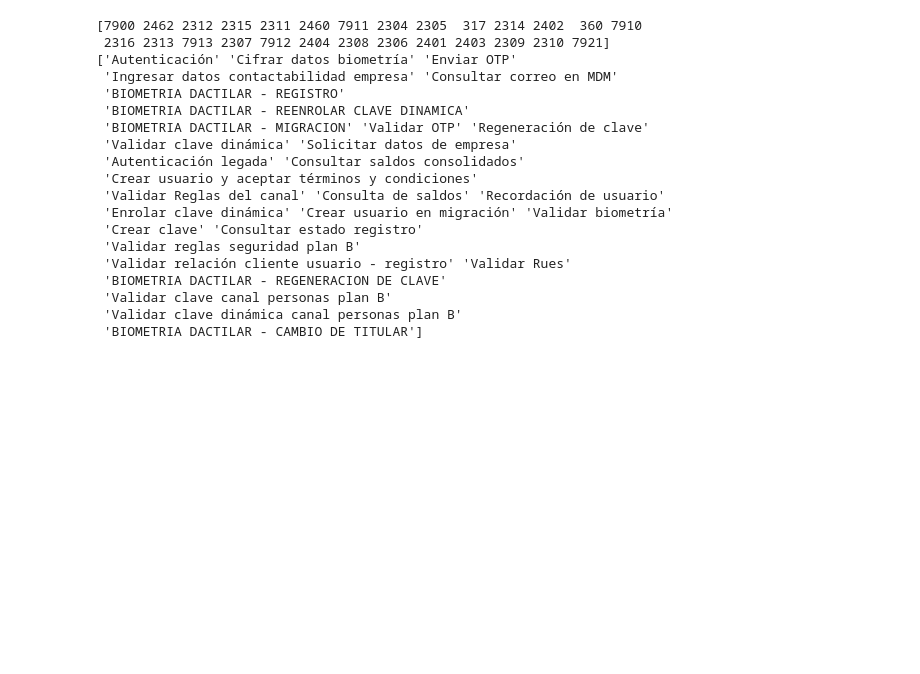
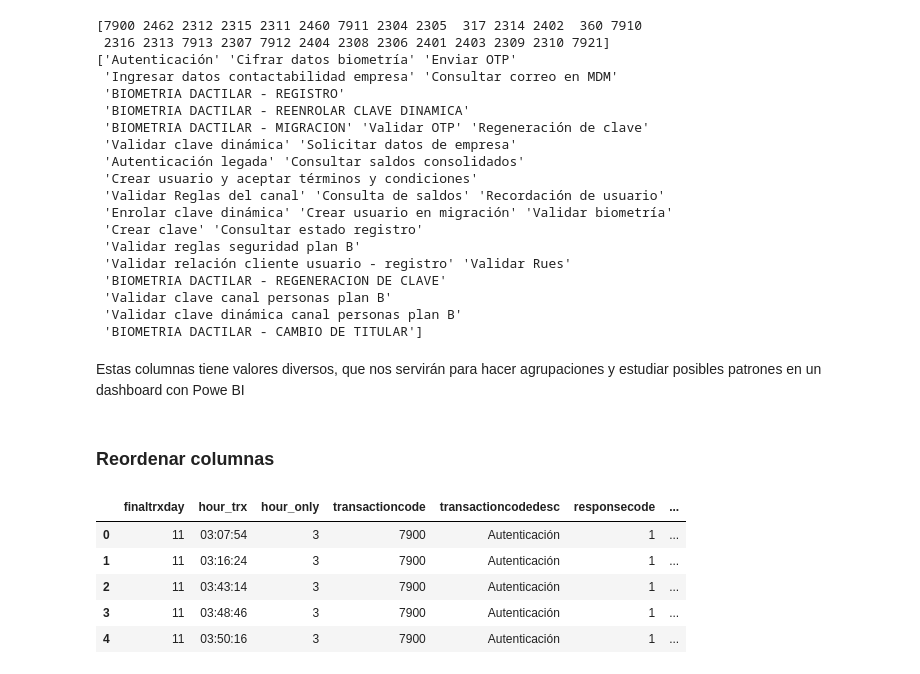
Before and after one commit to MillerQuintero2001/Reto_Bancolombia, a Jupyter notebook: Archivos_prueba/test.ipynb, the cells around one changed output. Saved outputs shown, nothing was run; the diff lists cells and outputs as text; code cells hidden in the pictures; blank space fills up the shorter version.

```diff
--- a/Archivos_prueba/test.ipynb
+++ b/Archivos_prueba/test.ipynb
@@ -337,3 +510,26 @@ print(df['transactioncodedesc'].unique())
  'Validar clave canal personas plan B'
  'Validar clave dinámica canal personas plan B'
  'BIOMETRIA DACTILAR - CAMBIO DE TITULAR']
+# %% [markdown]
+Estas columnas tiene valores diversos, que nos servirán para hacer agrupaciones y estudiar posibles patrones en un dashboard con Powe BI
+# %% [markdown]
+### Reordenar columnas
+# %%
+# Reordenamos las columnas
+
+# Obtener la lista actual de todas las columnas
+columns = df.columns.tolist()
+
+new_column_order = columns[0:1] + columns[-2:] + columns[1:-2]
+
+# Reindexar el DataFrame con el nuevo orden de columnas
+df_reordered = df[new_column_order]
+# %%
+df_reordered.head()
+# %% [output]
+|  | finaltrxday | hour_trx | hour_only | transactioncode | transactioncodedesc | responsecode | ... |
+| 0 | 11 | 03:07:54 | 3 | 7900 | Autenticación | 1 | ... |
+| 1 | 11 | 03:16:24 | 3 | 7900 | Autenticación | 1 | ... |
+| 2 | 11 | 03:43:14 | 3 | 7900 | Autenticación | 1 | ... |
+| 3 | 11 | 03:48:46 | 3 | 7900 | Autenticación | 1 | ... |
+| 4 | 11 | 03:50:16 | 3 | 7900 | Autenticación | 1 | ... |
```
Also changed, not shown: parts of 32 cells of this notebook, 1 other file.
